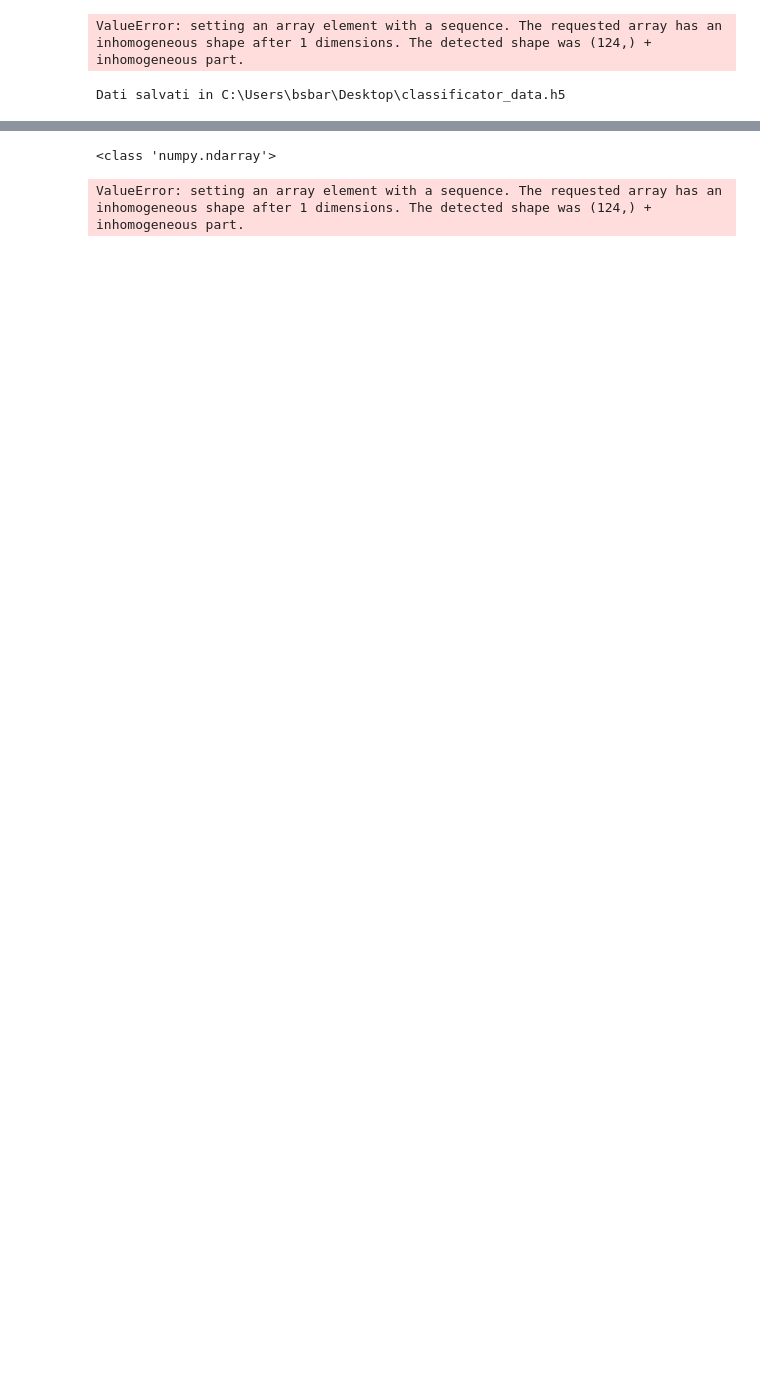
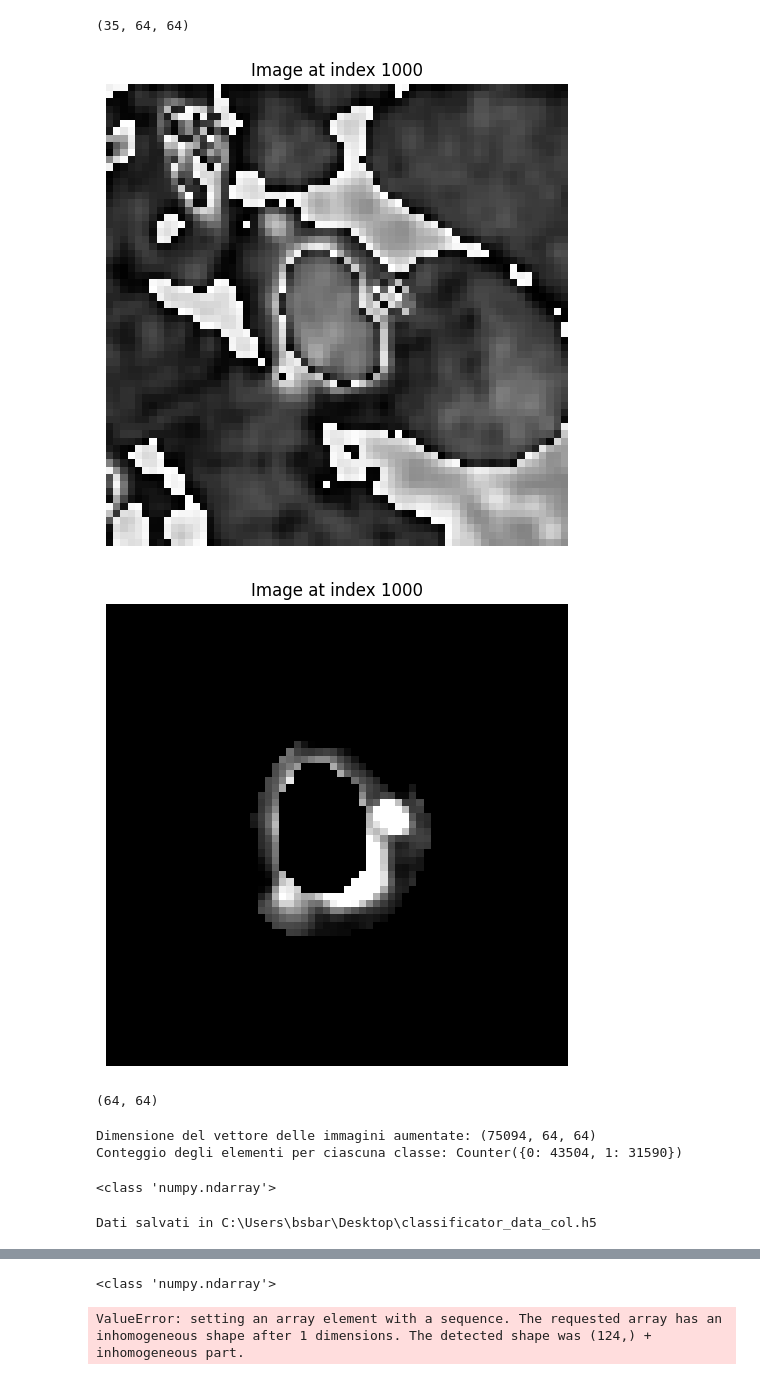
Before and after one commit to alessiamenozzi/ThesisPlaques, a Jupyter notebook: CodiceCreazioneArrayNumpy.ipynb, the cells around one changed output, grey strips where cells are left out. Cells and saved outputs as stored; diff of their text form; code cells hidden in the pictures; blank space fills up the shorter version.

```diff
--- a/CodiceCreazioneArrayNumpy.ipynb
+++ b/CodiceCreazioneArrayNumpy.ipynb
@@ -280,3 +297,28 @@ Numeri dei pazienti: [  5  12  15  16  17  22  23  24  25  26  27  29  30  31  3
+# %%
+print(class_images_col[123].shape)
+# %% [output]
+(35, 64, 64)
+# %%
+def display_image_at_index(images_array, index):
+    if 0 <= index < len(images_array):
+        plt.figure(figsize=(6, 6))
+        plt.imshow(images_array[index], cmap='gray')  # Usa 'gray' per immagini in scala di grigi
+        plt.title(f'Image at index {index}')
+        plt.axis('off')  # Nascondi gli assi
+        plt.show()
+    else:
+        print(f'Index {index} is out of bounds for images_array.')
+
+# Esempio di utilizzo
+index = 1000 # Sostituisci con l'indice dell'immagine che vuoi visualizzare
+display_image_at_index(images_array_col, index)
+display_image_at_index(images_array_bw, index)
+
+print(images_array_col[index].shape)
+# %% [output]
+[figure, added]
+[figure, added]
+(64, 64)
 # %%
 import numpy as np
 import imgaug.augmenters as iaa
@@ -331,9 +373,10 @@ def augment_images(images_array, labels_array, num_augmented_copies_label_0, num
 # Esempio di uso della funzione
 num_augmented_copies_label_0 = 15
 num_augmented_copies_label_1 = 25
-final_images, final_labels = augment_images(images_array, labels_array, num_augmented_copies_label_0, num_augmented_copies_label_1)
+final_images, final_labels = augment_images(images_array_col, labels_array, num_augmented_copies_label_0, num_augmented_copies_label_1)
 # %% [output]
-ValueError: setting an array element with a sequence. The requested array has an inhomogeneous shape after 1 dimensions. The detected shape was (124,) + inhomogeneous part.
+Dimensione del vettore delle immagini aumentate: (75094, 64, 64)
+Conteggio degli elementi per ciascuna classe: Counter({0: 43504, 1: 31590})
 # %%
 seed = 42
 import random
@@ -347,18 +390,23 @@ labels_file_path = "\\Users\\bsbar\\Desktop\\labels_array.npy"
 
 np.save(images_file_path, final_images)
 np.save(labels_file_path, final_labels)
+# %%
+print(type(patients_array))
+# %% [output]
+<class 'numpy.ndarray'>
 # %%
 import h5py
 
 # Percorso del file HDF5 in cui salvare i dati
-save_path = os.path.join(os.path.expanduser("~"), "Desktop", "classificator_data.h5")
+save_path = os.path.join(os.path.expanduser("~"), "Desktop", "classificator_data_col.h5")
 
+patients_array_new = np.array([s.encode('utf-8') for s in patients_array], dtype='S')
+#print(patients_array_new)
 # Apre il file HDF5 in modalità scrittura
 with h5py.File(save_path, 'w') as hf:
 
     # Salva ciascun array della lista class_images in un gruppo separato
-    for i, images_array in enumerate(class_images):
-
+    for i, images_array in enumerate(class_images_col):
         #print(type(images_array))
         # Crea un gruppo per ciascun paziente
         group = hf.create_group(f'patient_{i}')
@@ -369,8 +417,8 @@ with h5py.File(save_path, 'w') as hf:
     hf.create_dataset('labels', data=labels_array)
 
     # Salva i numeri dei pazienti nel dataset 'patients'
-    hf.create_dataset('patients', data=patients_array)
+    hf.create_dataset('patients', data=patients_array_new)
 
 print(f"Dati salvati in {save_path}")
 # %% [output]
-Dati salvati in C:\Users\bsbar\Desktop\classificator_data.h5
+Dati salvati in C:\Users\bsbar\Desktop\classificator_data_col.h5
```
Also changed, not shown: parts of 7 cells of this notebook, 8 other files.
